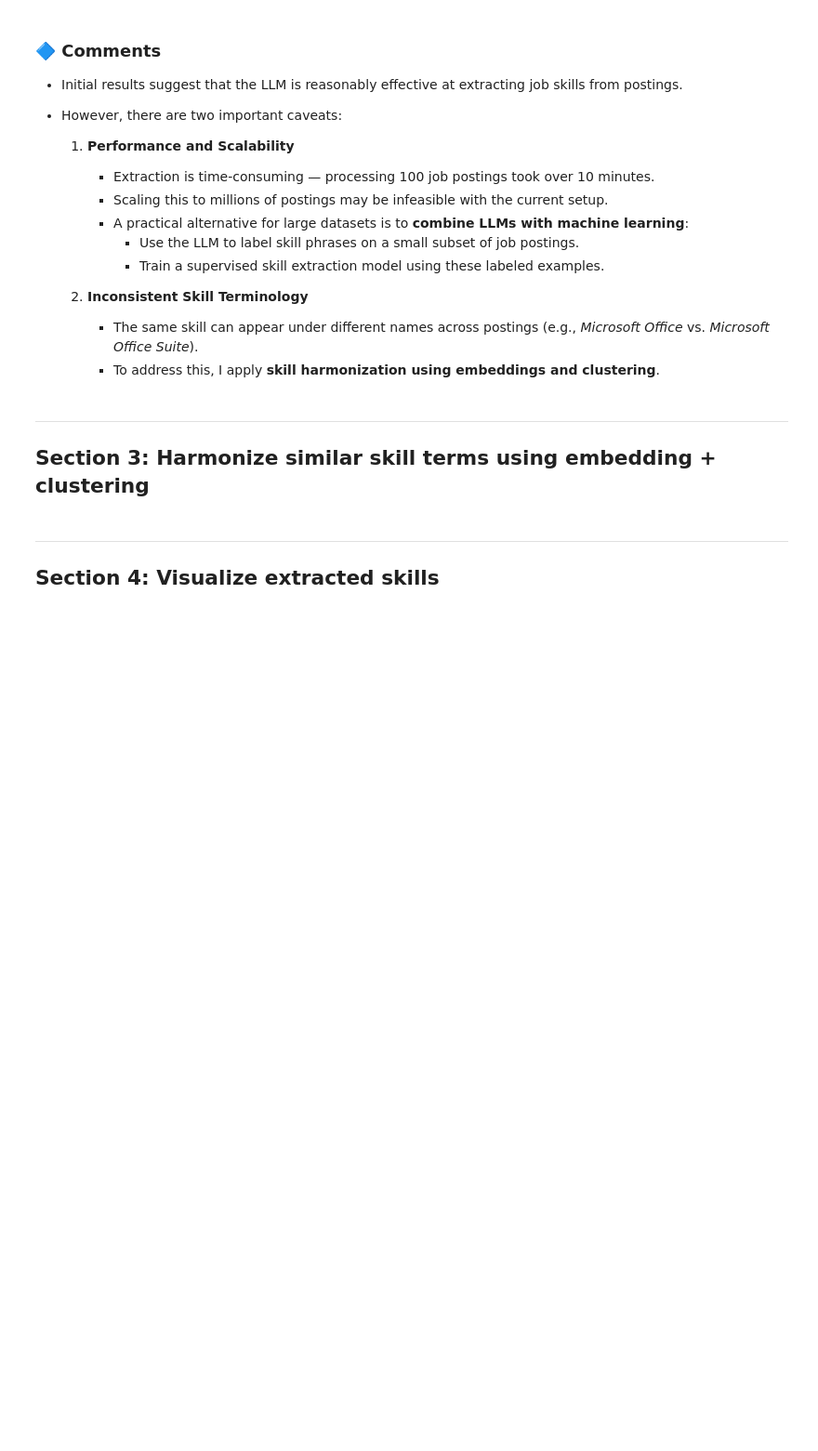
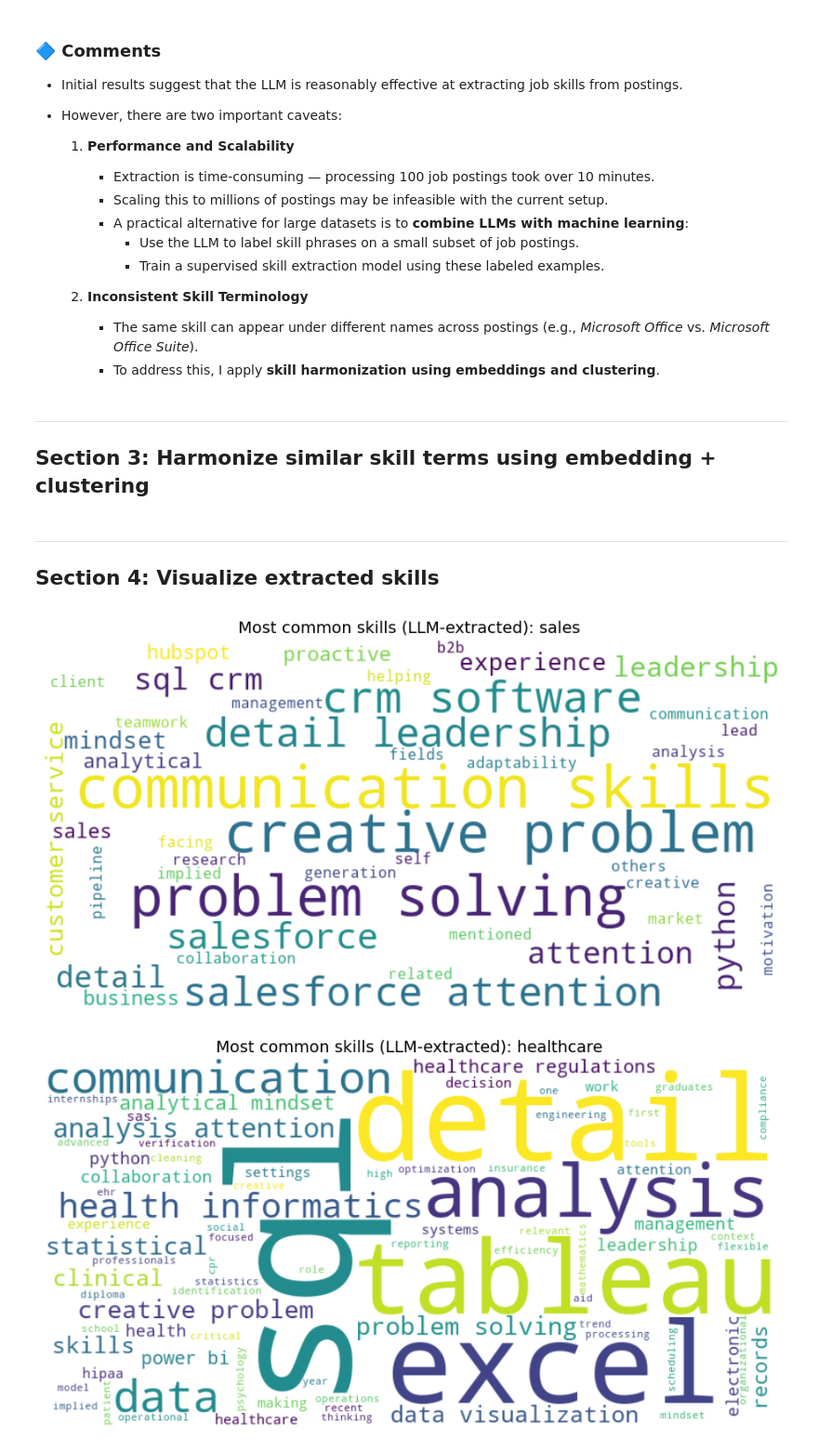
Before and after one commit to yukyungkoh/job-postings-data-project, a Jupyter notebook: 2_extract-job-skills/3_extract-job-skills_approach2-LLM.ipynb, the cells around one changed output. Shown at 93% size. Saved outputs shown, nothing was run; the diff lists cells and outputs as text; code cells hidden in the pictures; blank space fills up the shorter version.

```diff
--- a/2_extract-job-skills/3_extract-job-skills_approach2-LLM.ipynb
+++ b/2_extract-job-skills/3_extract-job-skills_approach2-LLM.ipynb
@@ -111,13 +158,13 @@ sample_posting_df["extracted_skills_mistral"] = extracted_skills_mistral
 ## Section 3: Harmonize similar skill terms using embedding + clustering
 # %%
 # --------------------------------------
-# STEP 1: Parse extracted_skills_mistral into a flat skill list
+# STEP 1: Parse & lowercase extracted_skills_mistral into a flat skill list
 # --------------------------------------
 import pandas as pd
 
 # Safely split and normalize the extracted skills
 sample_posting_df["parsed_skills"] = sample_posting_df["extracted_skills_mistral"].apply(
-    lambda x: [s.strip().lower() for s in x.split(",")] if isinstance(x, str) else []
+    lambda skills: [s.strip().lower() for s in skills] if isinstance(skills, list) else []
 )
 # %%
 # --------------------------------------
@@ -147,10 +195,10 @@ clustering = AgglomerativeClustering(
     linkage='average',
     metric='cosine'
 )
-labels = clustering.fit_predict(embeddings)
+labels = clustering.fit_predict(embeddings.cpu().numpy())
 
 
-# Create mapping: label → canonical skill (e.g., the shortest skill in group)
+# Create mapping: label → canonical skill (e.g., the most frequent in group)
 cluster_map = {}
 for label in set(labels):
     cluster_skills = [s for s, l in zip(all_skills, labels) if l == label]
@@ -187,18 +235,21 @@ for _, row in sample_posting_df.iterrows():
 # %%
 # --------------------------------------
 # STEP 2: Generate WordClouds per sector
 # --------------------------------------
 from wordcloud import WordCloud
 import matplotlib.pyplot as plt
 
 for sector, skills in sector_skills.items():
     text = " ".join(skills)
 
     wordcloud = WordCloud(width=800, height=400, background_color="white").generate(text)
 
     plt.figure(figsize=(10, 5))
     plt.imshow(wordcloud, interpolation='bilinear')
     plt.axis("off")
-    plt.title(f"Most common skills (LLM-extracted): Sector {sector} ", fontsize=14)
+    plt.title(f"Most common skills (LLM-extracted): {sector} ", fontsize=14)
     plt.tight_layout()
     plt.show()
+# %% [output]
+[figure, added]
+[figure, added]
```
Also changed, not shown: parts of 10 cells of this notebook, 1 other file.
